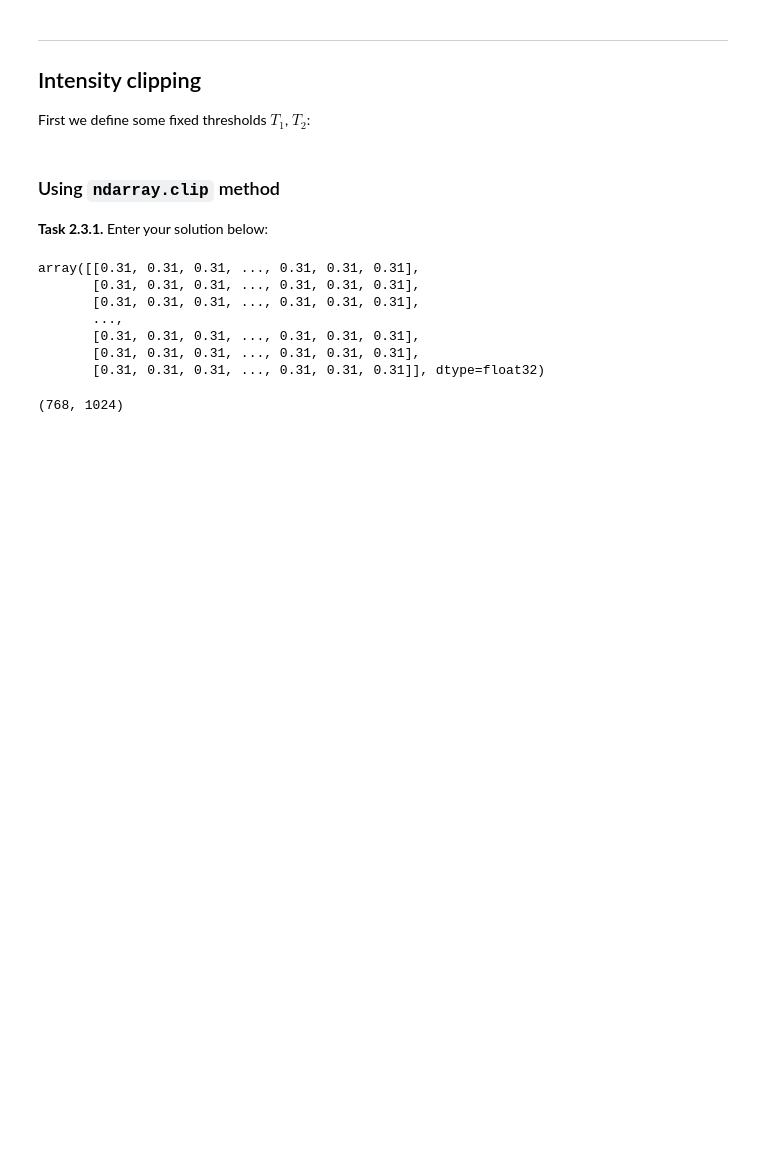
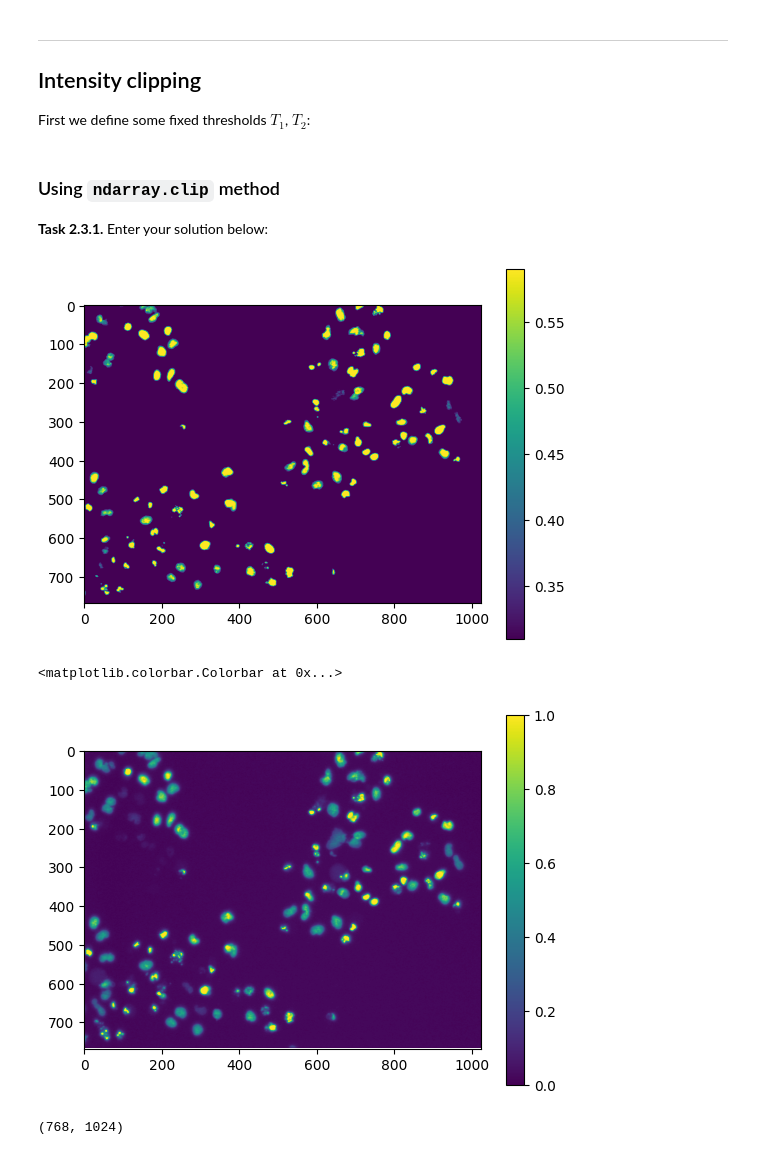
Before and after one commit to LutzReh/mobi-fs3-python, a Jupyter notebook: task2.ipynb, the cells around one changed output. Drawn from its saved outputs; the diff is of its cells as text; code cells hidden in the pictures; blank space fills up the shorter version.

```diff
--- a/task2.ipynb
+++ b/task2.ipynb
@@ -48,16 +48,16 @@ T2 = 0.59
 ### Using `ndarray.clip` method
 
 **<a id="#">Task 2.3.1.</a>** Enter your solution below:
-# %%
-img.clip(0.31,0.59)
-# %% [output]
-array([[0.31, 0.31, 0.31, ..., 0.31, 0.31, 0.31],
-       [0.31, 0.31, 0.31, ..., 0.31, 0.31, 0.31],
-       [0.31, 0.31, 0.31, ..., 0.31, 0.31, 0.31],
-       ...,
-       [0.31, 0.31, 0.31, ..., 0.31, 0.31, 0.31],
-       [0.31, 0.31, 0.31, ..., 0.31, 0.31, 0.31],
-       [0.31, 0.31, 0.31, ..., 0.31, 0.31, 0.31]], dtype=float32)
+# %%
+plt.imshow(img.clip(0.31,0.59))
+plt.colorbar()
+plt.show()
+plt.imshow(img)
+plt.colorbar()
+# %% [output]
+[figure, added]
+<matplotlib.colorbar.Colorbar at 0x...>
+[figure, added]
 # %%
 img.shape
 # %% [output]
```
Also changed, not shown: parts of 1 cell of this notebook.
